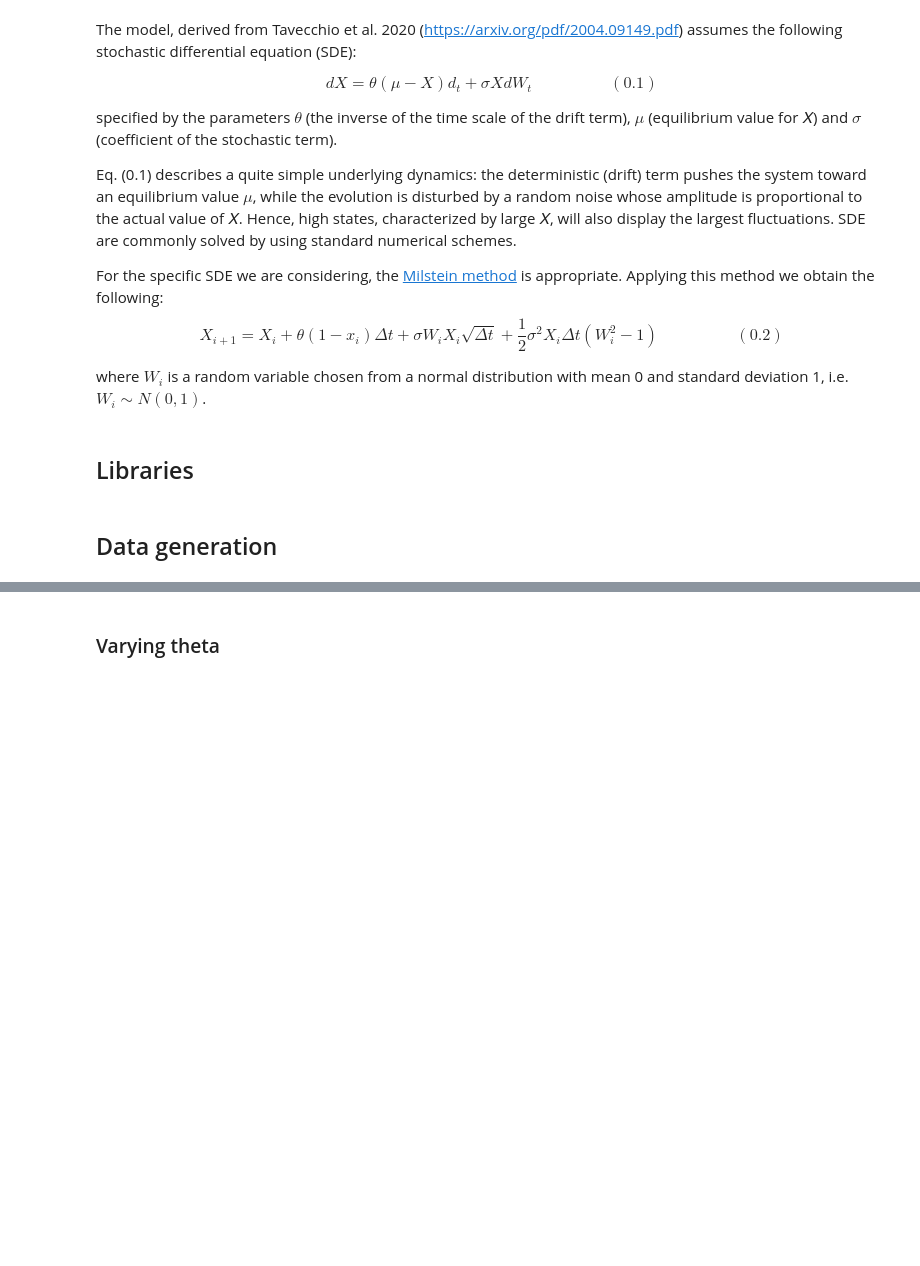
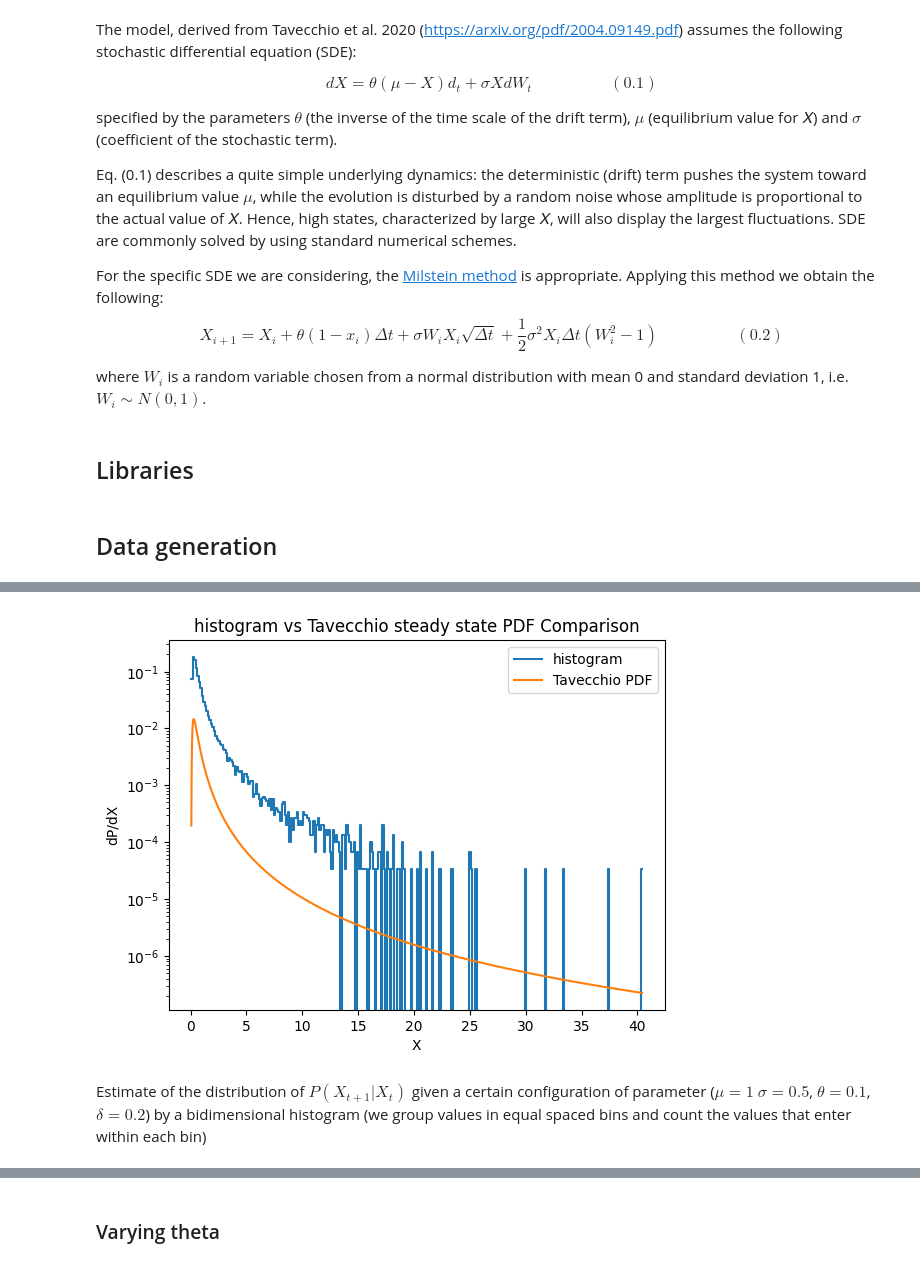
Before and after one commit to falric05/AII-Flare-prediction, a Jupyter notebook: notebooks/AI_ind_data.ipynb, the cells around one changed output, grey strips where cells are left out. Cells and saved outputs as stored; diff of their text form; code cells hidden in the pictures; blank space fills up the shorter version.

```diff
--- a/notebooks/AI_ind_data.ipynb
+++ b/notebooks/AI_ind_data.ipynb
@@ -104,3 +111,12 @@ fplt.plot_grid_PDF(grid, params, nbins=300, run=run, sigma=sigma, theta=theta, m
+# %%
+run, mu, sigma, theta, delta = 0, 1, 0.5, 0.1, 0.2
+title = 'histogram vs Tavecchio steady state PDF Comparison'
+fplt.plot_grid_PDF(grid, params, nbins=300, run=run, sigma=sigma, theta=theta, mu=mu, delta=delta,
+                   on_run=False, dstep=1e-2, title=title)
+# %% [output]
+[figure, added]
+# %% [markdown]
+Estimate of the distribution of $P(X_{t+1}|X_t)$ given a certain configuration of parameter ($\mu=1$ $\sigma=0.5$, $\theta=0.1$, $\delta=0.2$) by a bidimensional histogram (we group values in equal spaced bins and count the values that enter within each bin)
 # %%
 normalize=False
 if normalize:
```
Also changed, not shown: parts of 29 cells of this notebook, 3 other files.
